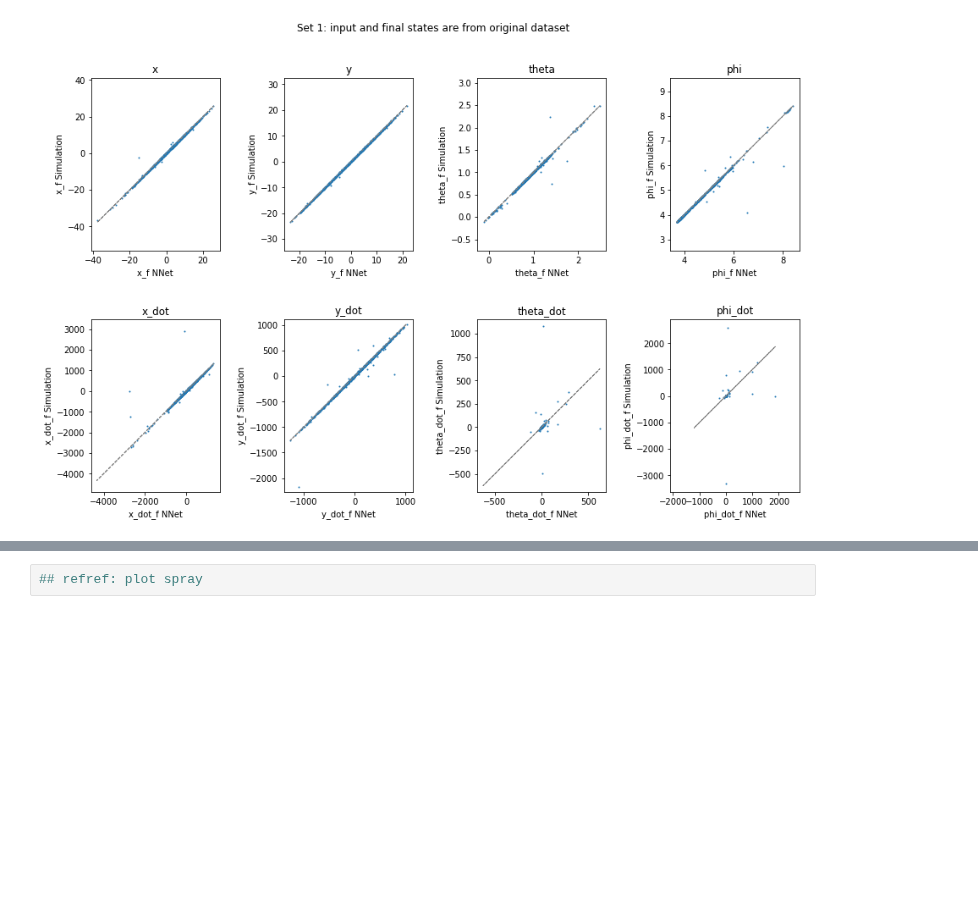
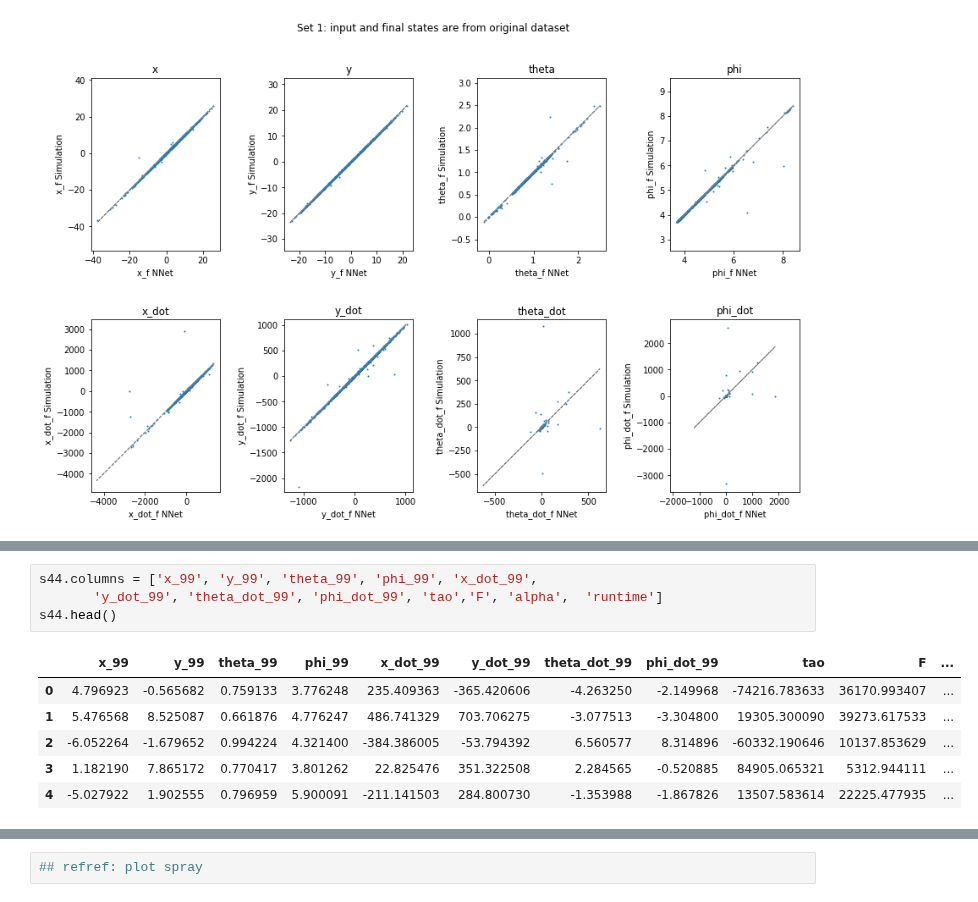
Before and after one commit to oliviatessa/MothMachineLearning, a Jupyter notebook: Compare NN vs. Simulation.ipynb, the cells around one changed output, grey strips where cells are left out. Cells and saved outputs as stored; diff of their text form; blank space fills up the shorter version.

```diff
--- a/Compare NN vs. Simulation.ipynb
+++ b/Compare NN vs. Simulation.ipynb
@@ -227,0 +200,11 @@ fig.savefig(os.path.join(figDir, "Sim3.pdf"), bbox_inches='tight')
+# %%
+s44.columns = ['x_99', 'y_99', 'theta_99', 'phi_99', 'x_dot_99',
+       'y_dot_99', 'theta_dot_99', 'phi_dot_99', 'tao','F', 'alpha',  'runtime']
+s44.head()
+# %% [output]
+|  | x_99 | y_99 | theta_99 | phi_99 | x_dot_99 | y_dot_99 | theta_dot_99 | phi_dot_99 | tao | F | ... |
+| 0 | 4.796923 | -0.565682 | 0.759133 | 3.776248 | 235.409363 | -365.420606 | -4.263250 | -2.149968 | -74216.783633 | 36170.993407 | ... |
+| 1 | 5.476568 | 8.525087 | 0.661876 | 4.776247 | 486.741329 | 703.706275 | -3.077513 | -3.304800 | 19305.300090 | 39273.617533 | ... |
+| 2 | -6.052264 | -1.679652 | 0.994224 | 4.321400 | -384.386005 | -53.794392 | 6.560577 | 8.314896 | -60332.190646 | 10137.853629 | ... |
+| 3 | 1.182190 | 7.865172 | 0.770417 | 3.801262 | 22.825476 | 351.322508 | 2.284565 | -0.520885 | 84905.065321 | 5312.944111 | ... |
+| 4 | -5.027922 | 1.902555 | 0.796959 | 5.900091 | -211.141503 | 284.800730 | -1.353988 | -1.867826 | 13507.583614 | 22225.477935 | ... |
```
Also changed, not shown: parts of 16 cells of this notebook, 1 other file.
